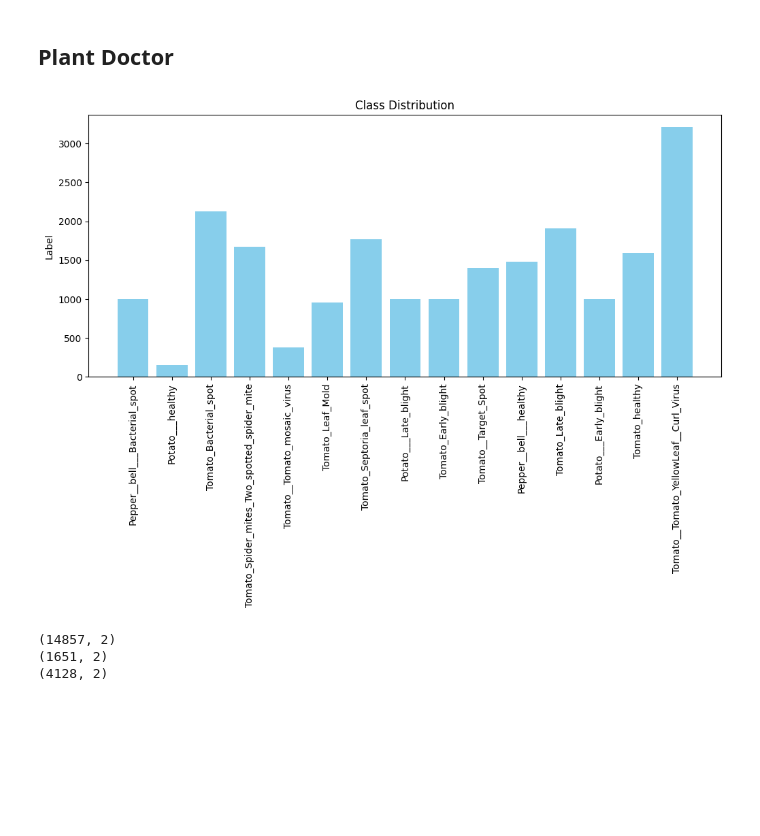
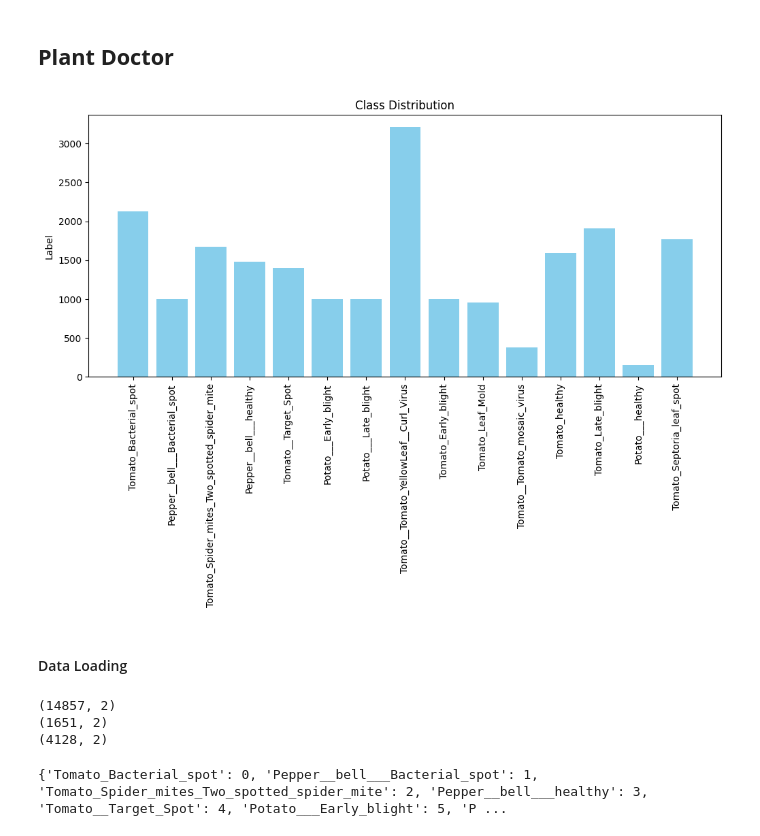
Before and after one commit to xrusnack/Plant-Doctor, a Jupyter notebook: plant_doctors.ipynb, the cells around one changed output. Saved outputs shown, nothing was run; the diff lists cells and outputs as text; code cells hidden in the pictures; blank space fills up the shorter version.

```diff
--- a/plant_doctors.ipynb
+++ b/plant_doctors.ipynb
@@ -3,20 +3,53 @@
 # %%
 import os
 import matplotlib.pyplot as plt
 from pathlib import Path
 
-path = Path("../plantdisease/PlantVillage")
+path = Path("plantdisease/PlantVillage")
 
 labels = os.listdir(path)
 counts = [len(os.listdir(os.path.join(path, label))) for label in labels]
 
 plt.figure(figsize=(12, 5))
 plt.bar(labels, counts, color='skyblue')
 plt.ylabel("Image count")
 plt.ylabel("Label")
 plt.title("Class Distribution")
 plt.xticks(rotation=90)
 plt.show()
 # %% [output]
-[figure, old version]
+[figure, new version]
+# %% [markdown]
+#### Data Loading
+# %%
+from sklearn.model_selection import train_test_split
+import pandas as pd
+
+def load_data(path):
+    data = []
+
+    for p in path.iterdir():
+        for image in p.iterdir():
+            if image.suffix.lower() == ".jpg":
+                data.append((image, image.parents[0].stem))
+
+    return pd.DataFrame(data, columns=['path', 'label'])
+
+df = load_data(path)
+
+train_df, test_df = train_test_split(df, test_size=0.2)
+train_df, valid_df = train_test_split(train_df, test_size=0.1)
+
+print(train_df.shape)
+print(valid_df.shape)
+print(test_df.shape)
+# %% [output]
+(14857, 2)
+(1651, 2)
+(4128, 2)
+# %%
+label_map = {label: i for i, label in enumerate(os.listdir(path))}
+print(label_map)
+# %% [output]
+{'Tomato_Bacterial_spot': 0, 'Pepper__bell___Bacterial_spot': 1, 'Tomato_Spider_mites_Two_spotted_spider_mite': 2, 'Pepper__bell___healthy': 3, 'Tomato__Target_Spot': 4, 'Potato___Early_blight': 5, 'P ...
 # %%
@@ -48,29 +85,0 @@ class Data(data.Dataset):
-# %%
-from sklearn.model_selection import train_test_split
-
-def load_data(pth):
-    data = []
-
-    for p in path.iterdir():
-        for image in  p.iterdir():
-            if image.suffix.lower() == ".jpg":
-                data.append((image, image.parents[0].stem))
-
-    return pd.DataFrame(data, columns=['path', 'label'])
-
-df = load_data(path)
-
-train, test = train_test_split(df, test_size=0.2)
-train, valid = train_test_split(train, test_size=0.1)
-
-print(train.shape)
-print(valid.shape)
-print(test.shape)
-
-train = Data(train)
-valid = Data(valid)
-test = Data(test)
-# %% [output]
-(14857, 2)
-(1651, 2)
-(4128, 2)
```
Also changed, not shown: parts of 7 cells of this notebook.
